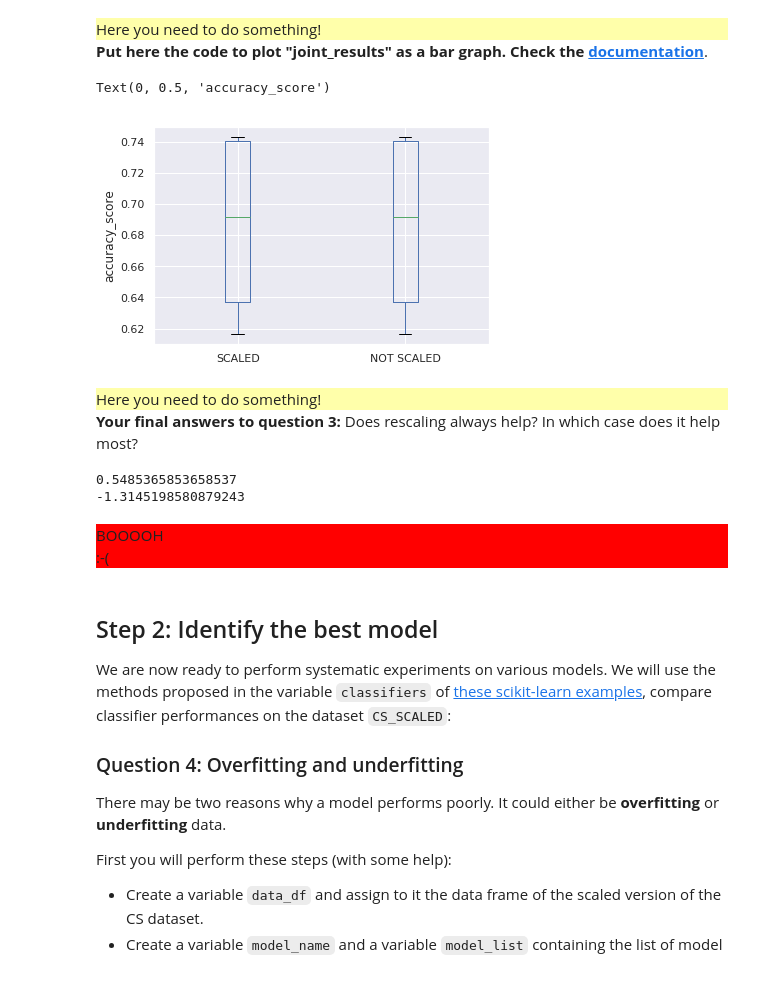
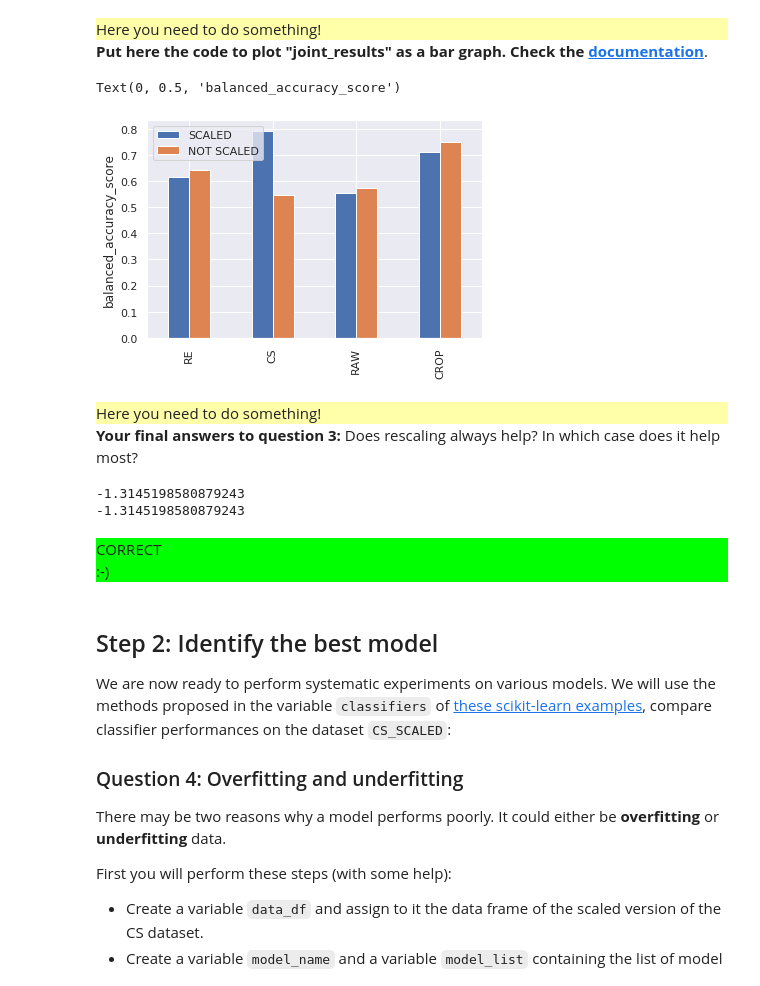
Before and after one commit to PhamAlexT/info232, a Jupyter notebook: TP2/TP2.ipynb, the cells around one changed output. Cells and saved outputs as stored; diff of their text form; code cells hidden in the pictures.

```diff
--- a/TP2/TP2.ipynb
+++ b/TP2/TP2.ipynb
@@ -360,12 +363,13 @@ joint_results
     Here you need to do something!
 </div>
 <b>Put here the code to plot "joint_results" as a bar graph. Check the <a href="Check https://pandas.pydata.org/pandas-docs/stable/reference/api/pandas.DataFrame.plot.bar.html"> documentation</a></b>.
-# %%
-joint_results.boxplot() # REPLACE THIS!
-plt.ylabel(sklearn_metric.__name__)
-# %% [output]
-Text(0, 0.5, 'accuracy_score')
-[figure, removed]
+# %%
+#Voir documentation
+joint_results.plot.bar()
+plt.ylabel(sklearn_metric.__name__)
+# %% [output]
+Text(0, 0.5, 'balanced_accuracy_score')
+[figure, added]
 # %% [markdown]
 <div style="background:#FFFFAA">
     Here you need to do something!
@@ -373,9 +377,12 @@ Text(0, 0.5, 'accuracy_score')
 <b>Your final answers to question 3:</a></b> Does rescaling always help? In which case does it help most?
 # %%
 # Put your answer to question 3 here
+#Rappel de cours: On a le taux de précision, plus il est élevé mieux c'est
 rescaling_always_help = 0 # 0 for false, 1 for true
-varnum_rescaling_helps_most = 0 # num of var (0-based) for which perf. improve most after rescaling
-case_num_rescaling_helps_most = 0 # num of case (0-based) for which perf. improve most after rescaling
+#On le voit avec RE,RAW et CROP que cela est faux
+varnum_rescaling_helps_most = 1 # num of var (0-based) for which perf. improve most after rescaling
+#ON voit que CS augmente beaucoup après rescaling
+case_num_rescaling_helps_most = 2 # num of case (0-based) for which perf. improve most after rescaling
 
 # This is the checker code, keep it
 question = 3
@@ -383,10 +390,10 @@ answer = (p_tr+s_tr+p_te+s_te)/10
 answer += joint_results.sum().sum()/10-rescaling_always_help-case_num_rescaling_helps_most
 score += check(answer, question)
 # %% [output]
-0.5485365853658537
 -1.3145198580879243
+-1.3145198580879243
-BOOOOH
-:-(
+CORRECT
+:-)
 # %% [markdown]
 ## Step 2: Identify the best model
 We are now ready to perform systematic experiments on various models. We will use the methods proposed in the variable `classifiers` of <a href="https://scikit-learn.org/stable/auto_examples/classification/plot_classifier_comparison.html">these scikit-learn examples</a>, compare classifier performances on the dataset `CS_SCALED`:
```
Also changed, not shown: parts of 21 cells of this notebook.
